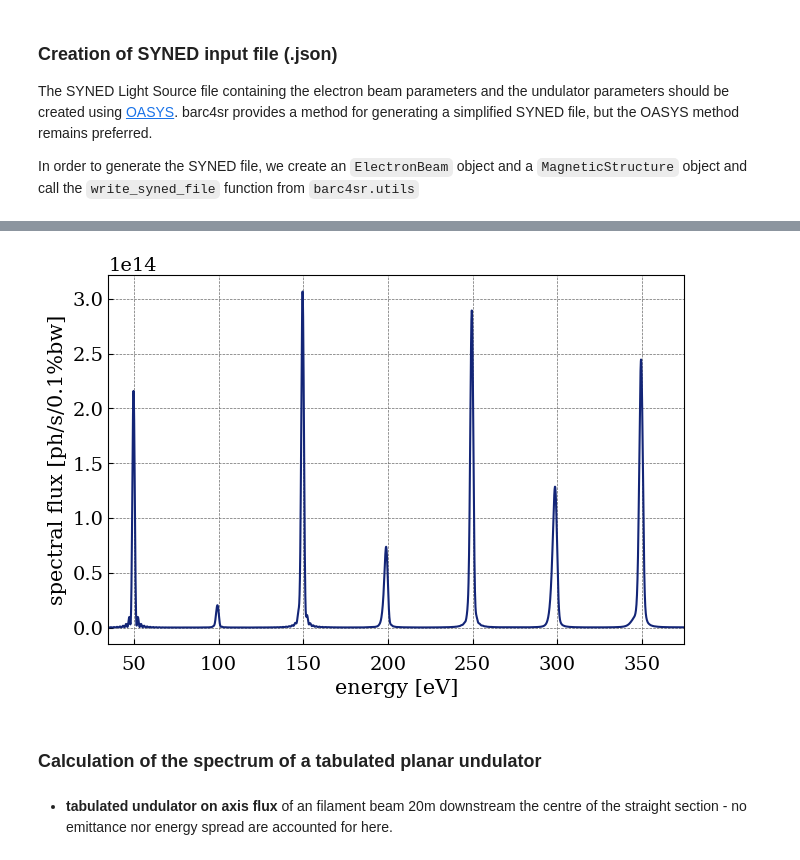
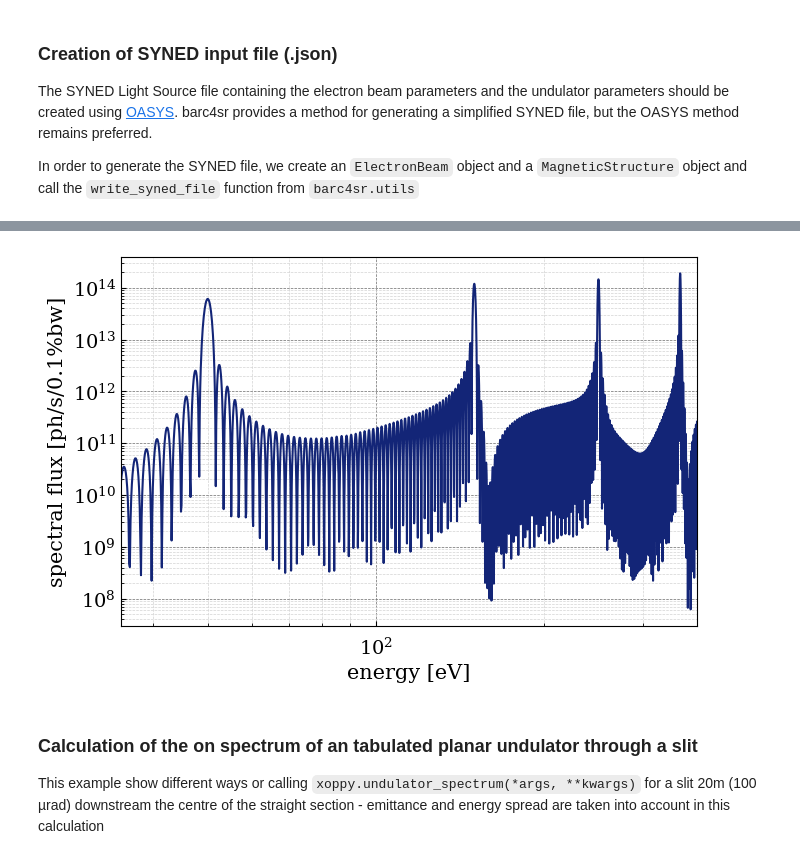
Before and after one commit to barc4/barc4sr, a Jupyter notebook: examples/example_01.ipynb, the cells around one changed output, grey strips where cells are left out. Drawn from its saved outputs; the diff is of its cells as text; code cells hidden in the pictures.

Commit message:
benchmarking: spectrum calculations validated
 Changes to be committed:
	modified:   barc4sr/undulator.py
	modified:   barc4sr/xoppy.py
	modified:   examples/example_01.ipynb

````diff
--- a/examples/example_01.ipynb
+++ b/examples/example_01.ipynb
@@ -131,14 +245,13 @@ Undulator spectrum calculation using SRW: finished
 # %%
-spectrum = read_undulator_spectrum([".\example_01\SOLEIL-U64mm_slit_spectrum.pickle"])
+spectrum = read_undulator_spectrum([".\example_01\SOLEIL-tabU64mm_on_axis_spectrum.pickle"])
 
 img = Data4Plot(spectrum["spectrum"]["flux"],  spectrum["spectrum"]["energy"])
 img.additional_info(None, "energy [eV]",  "spectral flux [ph/s/0.1%bw]")
-img.aesthetics(400, True, True, 0 , 1, True, 4).info_1d_plot(2, None, 1, "-", False, 0, 1).plot_1d(enable=True)
+img.aesthetics(400, True, True, 3 , 1, True, 4).info_1d_plot(2, None, 1, "-", False, 0, 1).plot_1d(enable=True)
 # %% [output]
-[figure, old version]
+[figure, new version]
-# %% [markdown]
-### Calculation of the spectrum of a tabulated planar undulator
-# %% [markdown]
-- **tabulated undulator on axis flux** of an filament beam 20m downstream the
-centre of the straight section - no emittance nor energy spread are accounted for here.
+# %% [markdown]
+### Calculation of the on spectrum of an tabulated planar undulator **through a slit**
+
+This example show different ways or calling ```xoppy.undulator_spectrum(*args, **kwargs)``` for a slit 20m (100 µrad) downstream the centre of the straight section - emittance and energy spread are taken into account in this calculation
 # %%
````
Also changed, not shown: parts of 32 cells of this notebook, 2 other files.
